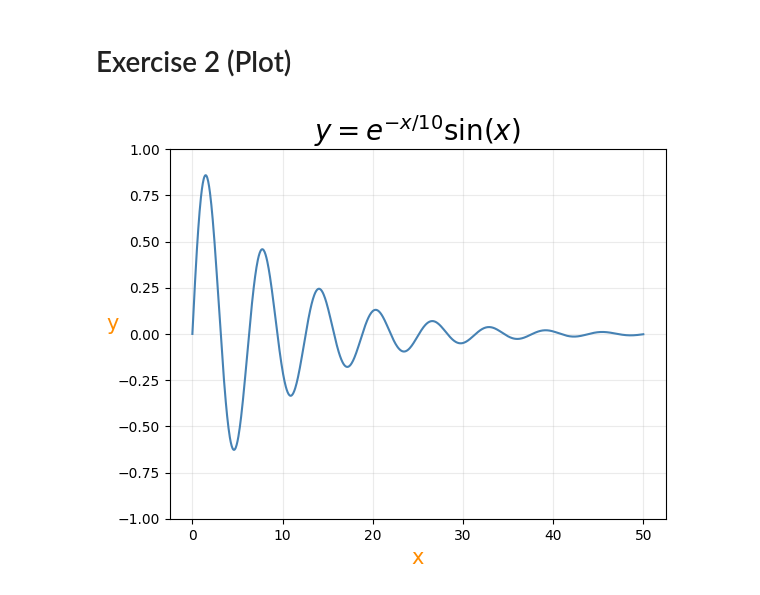
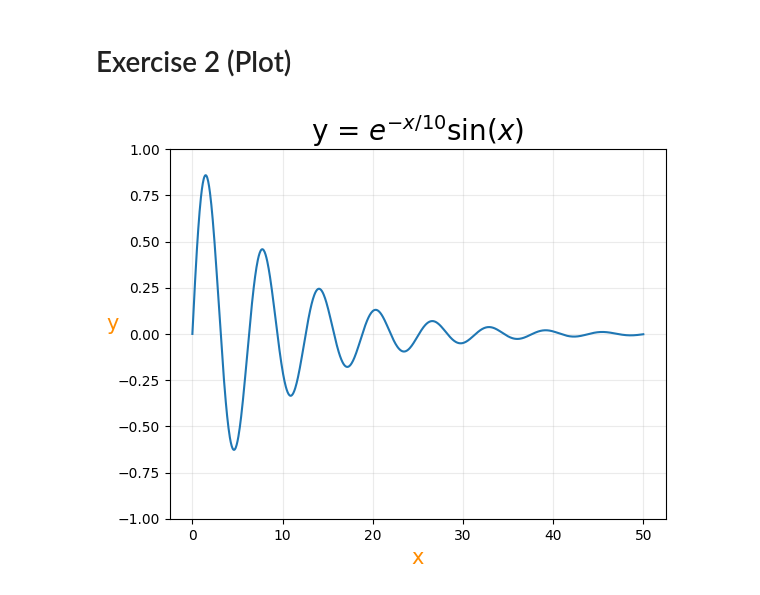
Before and after one commit to SPS-SP2273/learning-portfolio-2024-aug-gabriellemjyje, a Jupyter notebook: 7.2_plotting__exercises/plotting_(need)_exercises.ipynb, the cells around one changed output. Drawn from its saved outputs; the diff is of its cells as text; code cells hidden in the pictures.

Commit message:
Ready for review_plotting exercises (need)

```diff
--- a/7.2_plotting__exercises/plotting_(need)_exercises.ipynb
+++ b/7.2_plotting__exercises/plotting_(need)_exercises.ipynb
@@ -32,16 +32,14 @@ import numpy as np
 # %%
 x = np.array(range(0, 50))
 x = np.linspace(0, 50, 1000)
 y = np.exp(-x/10) * np.sin(x)
 
 plt.ylim([-1,1])
-plt.plot(x, y, color='steelblue', linestyle='solid')
+plt.plot(x, y, color='tab:blue', linestyle='solid')
 plt.xlabel('x', color='darkorange', fontsize="15")
-plt.ylabel('y', color='darkorange', fontsize="15", rotation=0)
-plt.title(r'$y = e^{-x/10}\sin(x)$', fontsize=20)
+plt.ylabel('y', color='darkorange', fontsize="15", rotation=0) # Rotation for y-axis label
+plt.title('y = $e^{-x/10}$sin($x$)', fontsize=20)
 plt.grid(alpha=.25)
 plt.show()
-
-# Rotation for y-axis
 # %% [output]
-[figure, old version]
+[figure, new version]
```
